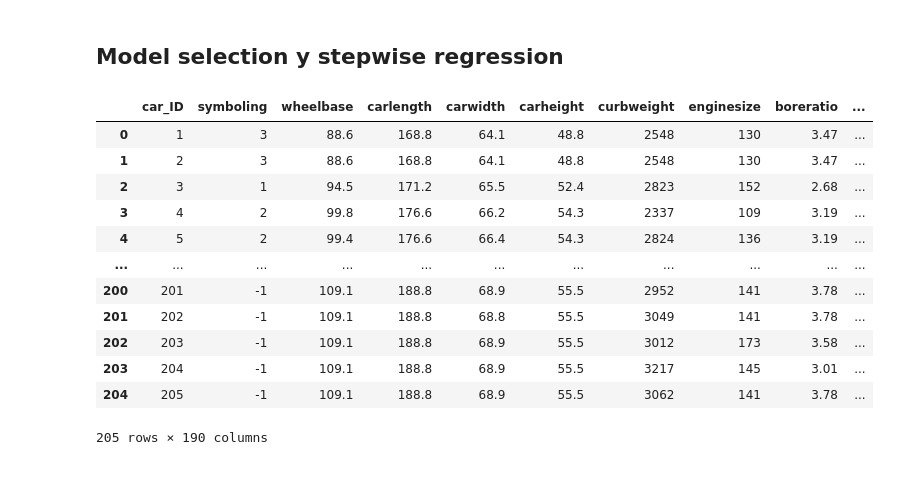
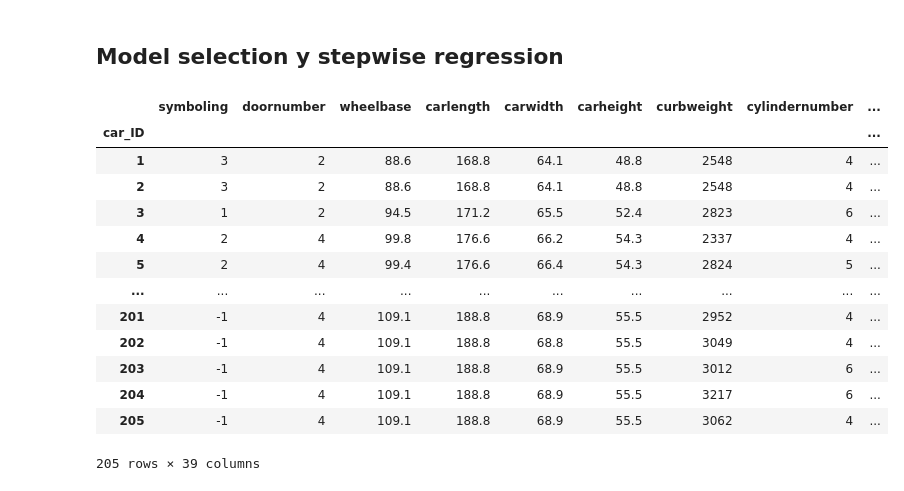
Before and after one commit to tzuzulcode/ai_fundamentals_agosto_2022, a Jupyter notebook: ModelSelection.ipynb, the cells around one changed output. Cells and saved outputs as stored; diff of their text form; code cells hidden in the pictures.

```diff
--- a/ModelSelection.ipynb
+++ b/ModelSelection.ipynb
@@ -84,32 +86,69 @@ Reto o actividad: Implementar k-fold
 ## Model selection y stepwise regression
 # %%
 car_data = pd.read_csv("./datasets/carprice.csv")
+car_data = car_data.set_index("car_ID")
 
-predictors = ['car_ID', 'symboling', 'CarName', 'fueltype', 'aspiration',
-       'doornumber', 'carbody', 'drivewheel', 'enginelocation', 'wheelbase',
-       'carlength', 'carwidth', 'carheight', 'curbweight', 'enginetype',
-       'cylindernumber', 'enginesize', 'fuelsystem', 'boreratio', 'stroke',
-       'compressionratio', 'horsepower', 'peakrpm', 'citympg', 'highwaympg']
+predictors = [
+    #'car_ID',
+    'symboling',
+    #'CarName',
+    'fueltype',
+    'aspiration',
+    'doornumber',
+    'carbody',
+    'drivewheel',
+    'enginelocation',
+    'wheelbase',
+    'carlength',
+    'carwidth',
+    'carheight',
+    'curbweight',
+    'enginetype',
+    'cylindernumber',
+    'enginesize',
+    'fuelsystem',
+    'boreratio',
+    'stroke',
+    'compressionratio',
+    'horsepower',
+    'peakrpm',
+    'citympg',
+    'highwaympg'
+]
 
 outcome = "price"
 
+
+car_data['cylindernumber']=car_data['cylindernumber'].replace({'four':4,'six':6,'five':5,'three':4,'twelve':12,'two':2,'eight':8})
+car_data['doornumber']=car_data['doornumber'].replace({'four':4,'two':2})
+
+#car_data['enginetype']=car_data['enginetype'].replace({'dohc':1, 'ohcv':2, 'ohc':3, 'l':4, 'rotor':5, 'ohcf':6, 'dohcv':7})
+
+#car_data['fuelsystem']=car_data['fuelsystem'].replace({'mpfi':1, '2bbl':2, 'mfi':3, '1bbl':4, 'spfi':5, '4bbl':6, 'idi':7, 'spdi':8})
+
+#car_data['carbody']=car_data['carbody'].replace({'convertible':1, 'hatchback':2, 'sedan':3, 'wagon':4, 'hardtop':5})
+
+# Reemplazar los valores
 cleaned_car_data = pd.get_dummies(car_data[predictors], drop_first=True)
-
+cleaned_car_data[outcome] = car_data[outcome]
+cleaned_car_data = cleaned_car_data.rename(columns={"fueltype_gas":"fueltype","aspiration_turbo":"turbo"})
+#cleaned_car_data
 cleaned_car_data
 # %% [output]
-|  | car_ID | symboling | wheelbase | carlength | carwidth | carheight | curbweight | enginesize | boreratio | ... |
-| 0 | 1 | 3 | 88.6 | 168.8 | 64.1 | 48.8 | 2548 | 130 | 3.47 | ... |
-| 1 | 2 | 3 | 88.6 | 168.8 | 64.1 | 48.8 | 2548 | 130 | 3.47 | ... |
-| 2 | 3 | 1 | 94.5 | 171.2 | 65.5 | 52.4 | 2823 | 152 | 2.68 | ... |
-| 3 | 4 | 2 | 99.8 | 176.6 | 66.2 | 54.3 | 2337 | 109 | 3.19 | ... |
-| 4 | 5 | 2 | 99.4 | 176.6 | 66.4 | 54.3 | 2824 | 136 | 3.19 | ... |
-| ... | ... | ... | ... | ... | ... | ... | ... | ... | ... | ... |
-| 200 | 201 | -1 | 109.1 | 188.8 | 68.9 | 55.5 | 2952 | 141 | 3.78 | ... |
-| 201 | 202 | -1 | 109.1 | 188.8 | 68.8 | 55.5 | 3049 | 141 | 3.78 | ... |
-| 202 | 203 | -1 | 109.1 | 188.8 | 68.9 | 55.5 | 3012 | 173 | 3.58 | ... |
-| 203 | 204 | -1 | 109.1 | 188.8 | 68.9 | 55.5 | 3217 | 145 | 3.01 | ... |
-| 204 | 205 | -1 | 109.1 | 188.8 | 68.9 | 55.5 | 3062 | 141 | 3.78 | ... |
+|  | symboling | doornumber | wheelbase | carlength | carwidth | carheight | curbweight | cylindernumber | ... |
+| car_ID |  |  |  |  |  |  |  |  | ... |
+| 1 | 3 | 2 | 88.6 | 168.8 | 64.1 | 48.8 | 2548 | 4 | ... |
+| 2 | 3 | 2 | 88.6 | 168.8 | 64.1 | 48.8 | 2548 | 4 | ... |
+| 3 | 1 | 2 | 94.5 | 171.2 | 65.5 | 52.4 | 2823 | 6 | ... |
+| 4 | 2 | 4 | 99.8 | 176.6 | 66.2 | 54.3 | 2337 | 4 | ... |
+| 5 | 2 | 4 | 99.4 | 176.6 | 66.4 | 54.3 | 2824 | 5 | ... |
+| ... | ... | ... | ... | ... | ... | ... | ... | ... | ... |
+| 201 | -1 | 4 | 109.1 | 188.8 | 68.9 | 55.5 | 2952 | 4 | ... |
+| 202 | -1 | 4 | 109.1 | 188.8 | 68.8 | 55.5 | 3049 | 4 | ... |
+| 203 | -1 | 4 | 109.1 | 188.8 | 68.9 | 55.5 | 3012 | 6 | ... |
+| 204 | -1 | 4 | 109.1 | 188.8 | 68.9 | 55.5 | 3217 | 6 | ... |
+| 205 | -1 | 4 | 109.1 | 188.8 | 68.9 | 55.5 | 3062 | 4 | ... |
-205 rows × 190 columns
+205 rows × 39 columns
 # %%
 cleaned_car_data.columns
 # %% [output]
```
Also changed, not shown: parts of 10 cells of this notebook.
